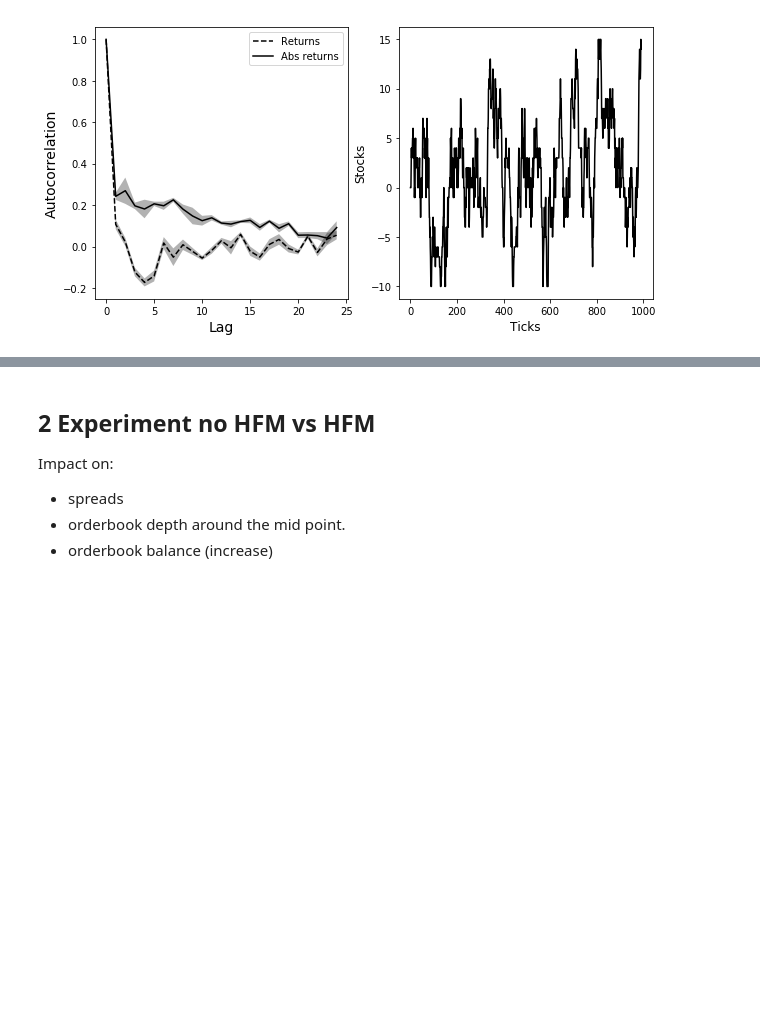
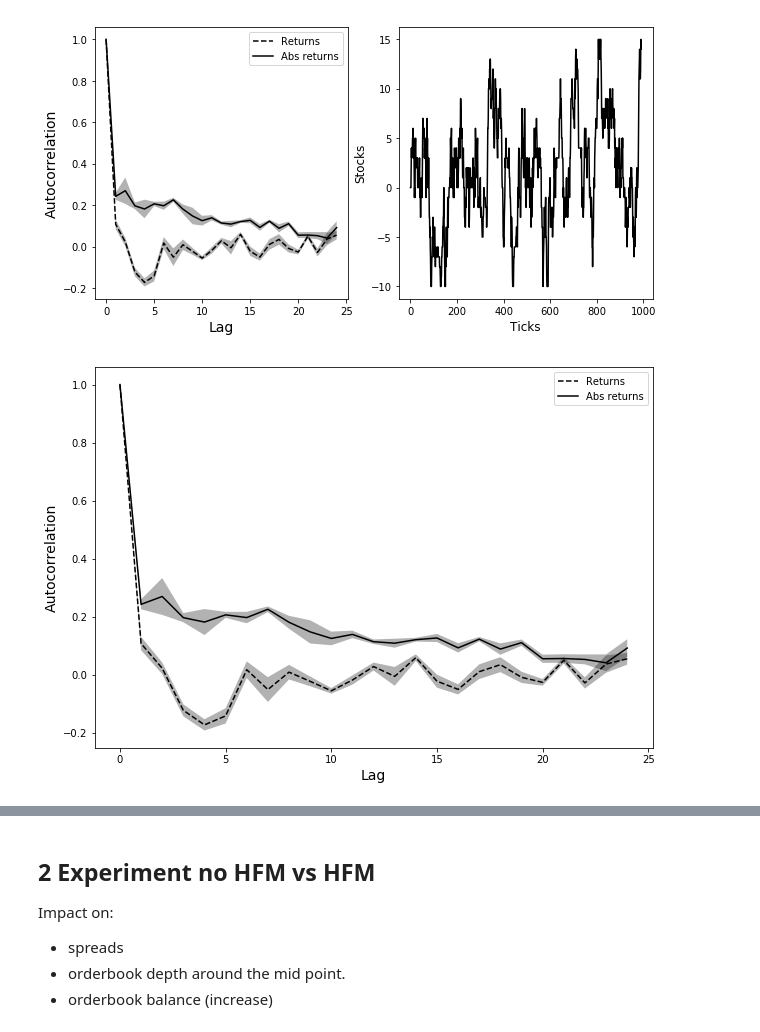
Before and after one commit to joerischasfoort/hfm-abm, a Jupyter notebook: Benchmark-Scenario.ipynb, the cells around one changed output, grey strips where cells are left out. Drawn from its saved outputs; the diff is of its cells as text; code cells hidden in the pictures; blank space fills up the shorter version.

```diff
--- a/Benchmark-Scenario.ipynb
+++ b/Benchmark-Scenario.ipynb
@@ -267,3 +278,25 @@ ax1.set_xlabel('Lag', fontsize='14')
 fig.savefig('benchmark_stylized_facts.png')
 # %% [output]
 [figure]
+# %%
+fig, ax1 = plt.subplots(1, 1, figsize=(10,7))
+
+ax1.plot(mc_autocorr_returns.index, mc_autocorr_returns.mean(axis=1), 'k--', label='Returns')
+ax1.fill_between(mc_autocorr_returns.index,
+                 mc_autocorr_returns.mean(axis=1)+mc_autocorr_returns.std(axis=1),
+                 mc_autocorr_returns.mean(axis=1)-mc_autocorr_returns.std(axis=1),
+                 alpha=0.3, facecolor='black')
+
+ax1.plot(mc_autocorr_abs_returns.index, mc_autocorr_abs_returns.mean(axis=1), 'k-', label='Abs returns')
+ax1.fill_between(mc_autocorr_abs_returns.index,
+                 mc_autocorr_abs_returns.mean(axis=1)+mc_autocorr_abs_returns.std(axis=1),
+                 mc_autocorr_abs_returns.mean(axis=1)-mc_autocorr_abs_returns.std(axis=1),
+                 alpha=0.3, facecolor='black')
+
+ax1.legend(frameon=True, loc='best', framealpha=0.8)
+ax1.set_ylabel('Autocorrelation', fontsize='14')
+ax1.set_xlabel('Lag', fontsize='14')
+
+fig.savefig('hfm_autocorrelation.png')
+# %% [output]
+[figure, added]
```
Also changed, not shown: parts of 18 cells of this notebook, 1 other file.
